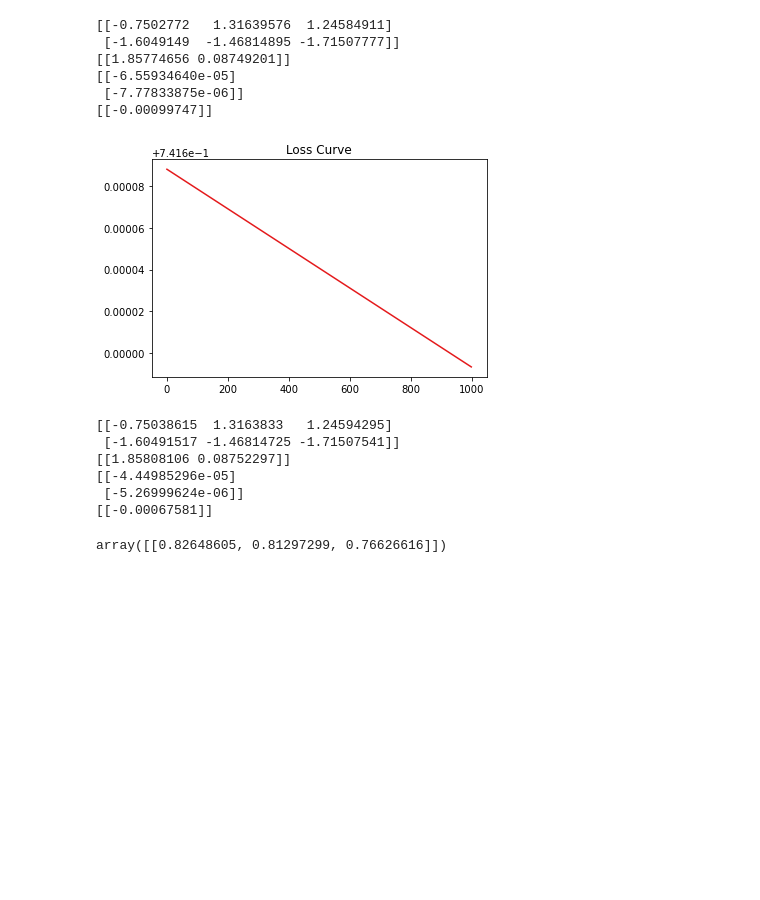
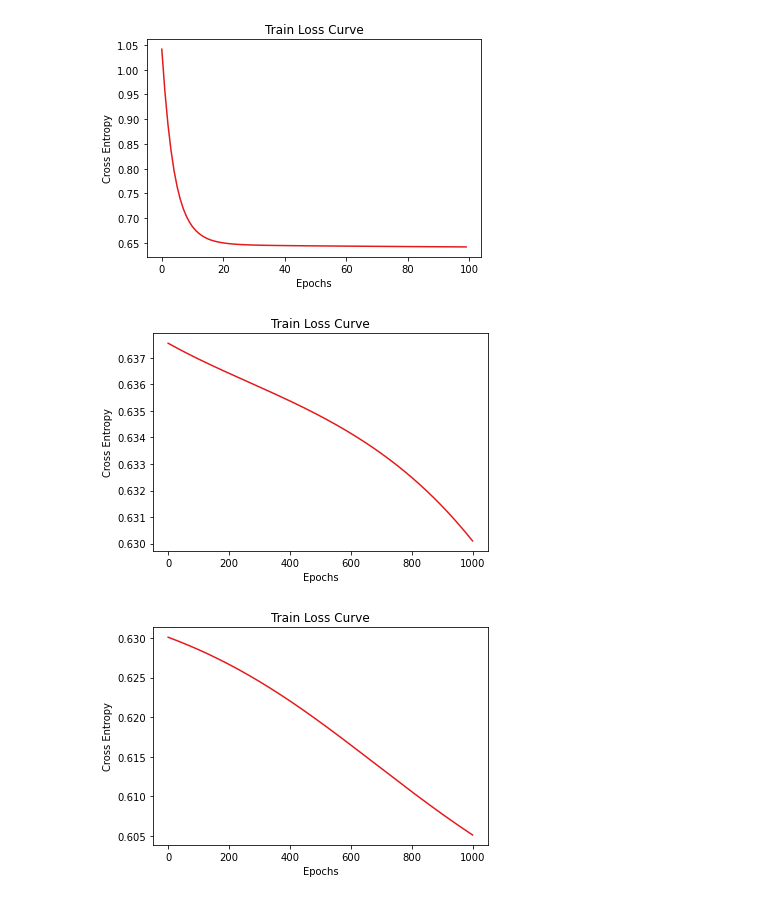
Before and after one commit to wcneill/ml-from-scratch, a Jupyter notebook: neural-networks-deep-learning/nn.ipynb, the cells around one changed output. Saved outputs shown, nothing was run; the diff lists cells and outputs as text; code cells hidden in the pictures; blank space fills up the shorter version.

```diff
--- a/neural-networks-deep-learning/nn.ipynb
+++ b/neural-networks-deep-learning/nn.ipynb
@@ -16,7 +16,7 @@ class NN(object):
         self.n_layers = len(n_nodes)
         self.weights, self.bias = self.init_weights()
 
-    def train(self, X, y, lr, epochs=100, batch_size=1):
+    def train(self, X, y, lr=1, epochs=100, batch_size=1):
         """
         Train the neural network using stochastic gradient descent to iteratively update weights and biases.
         :param X: Predictor variable matrix in, where variables are columns and samples are rows.
@@ -45,7 +45,9 @@ class NN(object):
             y_hat = self.feed_forward(X)
             errors.append(self.cross_entropy_ave(y, y_hat))
 
-        plt.title('Loss Curve')
+        plt.title('Train Loss Curve')
+        plt.xlabel('Epochs')
+        plt.ylabel('Cross Entropy')
         plt.plot(errors)
         plt.show()
 
@@ -112,7 +114,7 @@ class NN(object):
 
     def activate_logistic(self, X, weights, bias):
         """
-        Apply sigmoid activation function to weighted sum of X
+        Apply sigmoid activation function to weighted sum  WX + b
         """
         return expit(weights @ X + bias)
 
@@ -125,7 +127,7 @@ class NN(object):
 
     # cross entropy loss derivative wrt final activation layer
     def cost_derivative(self, y, y_hat):
-        return (y_hat - y) / (1e7 + y_hat * (1 - y_hat))
+        return (y_hat - y) / (1e-14 + y_hat * (1 - y_hat))
 
     def init_weights(self):
         weights = np.array([np.random.randn(m, n) for m, n in zip(self.n_nodes[1:], self.n_nodes[:-1])])
@@ -170,31 +168,16 @@ y = data[:3, 0]
-# %%
-for w in net.weights:
-    print(w)
-for b in net.bias:
-    print(b)
-
-net.train(X, y, 200, 1000, 100)
-# %% [output]
-[[-0.7502772   1.31639576  1.24584911]
- [-1.6049149  -1.46814895 -1.71507777]]
-[[1.85774656 0.08749201]]
-[[-6.55934640e-05]
- [-7.77833875e-06]]
-[[-0.00099747]]
-[figure, removed]
-# %%
-for w in net.weights:
-    print(w)
-for b in net.bias:
-    print(b)
-# %% [output]
-[[-0.75038615  1.3163833   1.24594295]
- [-1.60491517 -1.46814725 -1.71507541]]
-[[1.85808106 0.08752297]]
-[[-4.44985296e-05]
- [-5.26999624e-06]]
-[[-0.00067581]]
-# %%
-net.feed_forward(X)
-# %% [output]
-array([[0.82648605, 0.81297299, 0.76626616]])
+# %%
+lr=.1
+epochs=100
+batch_size = 100
+net.train(x_train, y_train, lr=lr, epochs=epochs, batch_size=batch_size)
+# %% [output]
+[figure, added]
+# %%
+lr = .05
+epochs = 1000
+batch_size = 100
+net.train(x_train, y_train, lr=lr, epochs=epochs, batch_size=batch_size)
+net.train(x_train, y_train, lr=lr, epochs=epochs, batch_size=batch_size)
+# %% [output]
+[figure, added]
+[figure, added]
```
Also changed, not shown: parts of 8 cells of this notebook, 1 other file.
